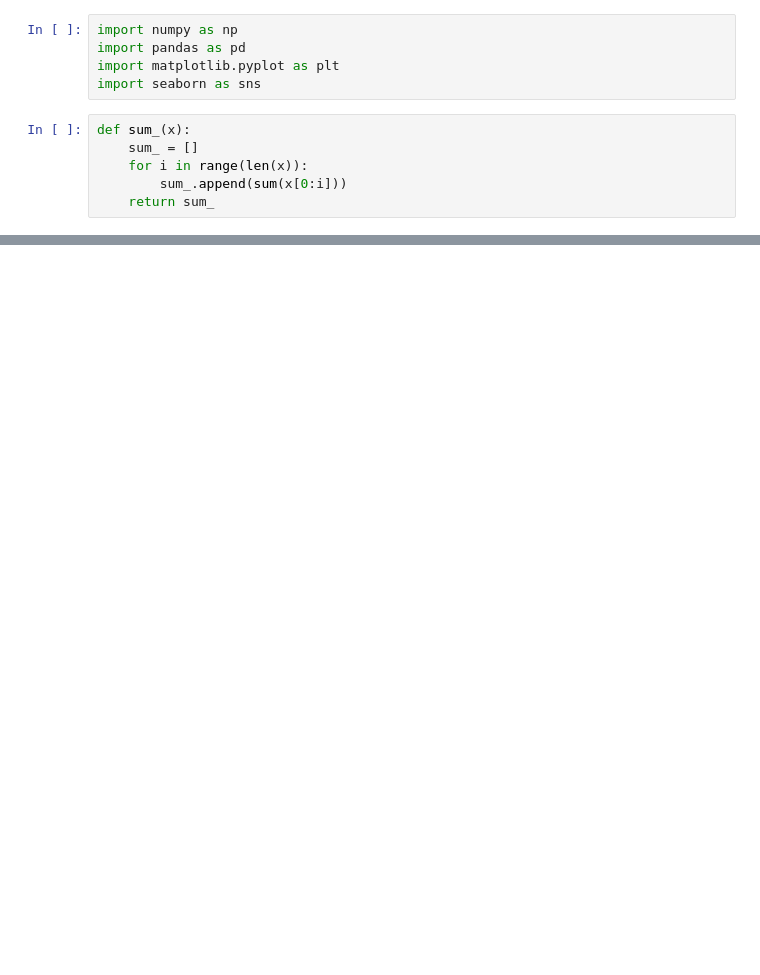
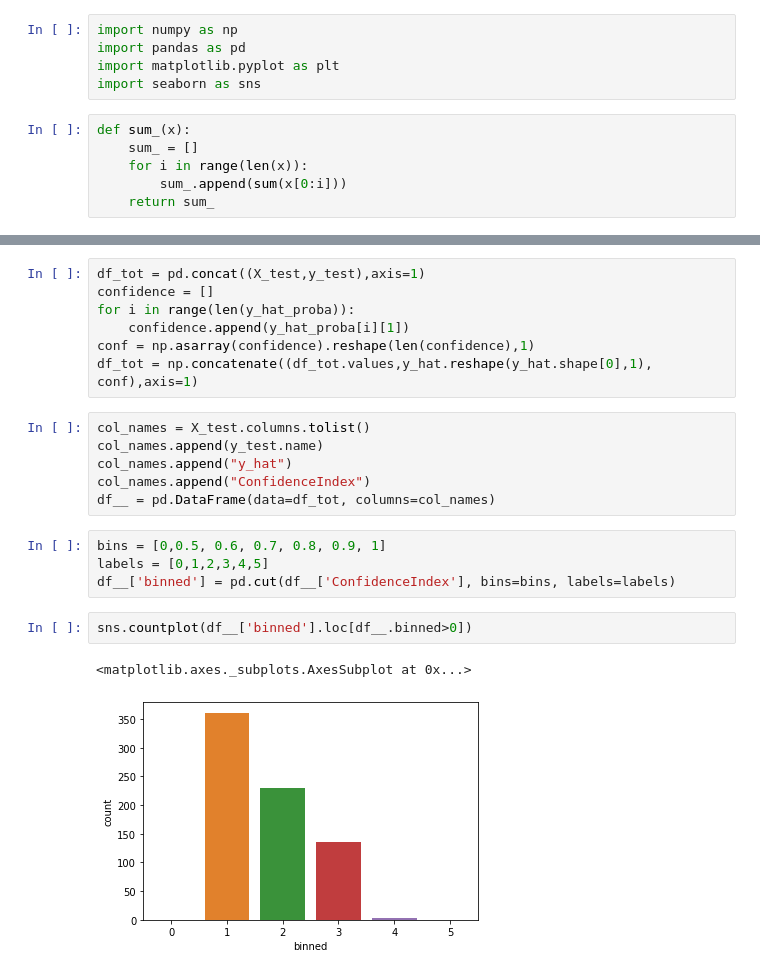
Before and after one commit to jeremyoudin/Personal_project-ML_to_beat_bookmakers_at_football, a Jupyter notebook: Football_prediction_prepared_data.ipynb, the cells around one changed output, grey strips where cells are left out. Cells and saved outputs as stored; diff of their text form; blank space fills up the shorter version.

```diff
--- a/Football_prediction_prepared_data.ipynb
+++ b/Football_prediction_prepared_data.ipynb
@@ -115,0 +240,22 @@ Ratio de matchs à parier:  0.43478260869565216
+# %%
+df_tot = pd.concat((X_test,y_test),axis=1)
+confidence = []
+for i in range(len(y_hat_proba)):
+    confidence.append(y_hat_proba[i][1])
+conf = np.asarray(confidence).reshape(len(confidence),1)
+df_tot = np.concatenate((df_tot.values,y_hat.reshape(y_hat.shape[0],1), conf),axis=1)
+# %%
+col_names = X_test.columns.tolist()
+col_names.append(y_test.name)
+col_names.append("y_hat")
+col_names.append("ConfidenceIndex")
+df__ = pd.DataFrame(data=df_tot, columns=col_names)
+# %%
+bins = [0,0.5, 0.6, 0.7, 0.8, 0.9, 1]
+labels = [0,1,2,3,4,5]
+df__['binned'] = pd.cut(df__['ConfidenceIndex'], bins=bins, labels=labels)
+# %%
+sns.countplot(df__['binned'].loc[df__.binned>0])
+# %% [output]
+<matplotlib.axes._subplots.AxesSubplot at 0x...>
+[figure, added]
```
Also changed, not shown: parts of 24 cells of this notebook.
